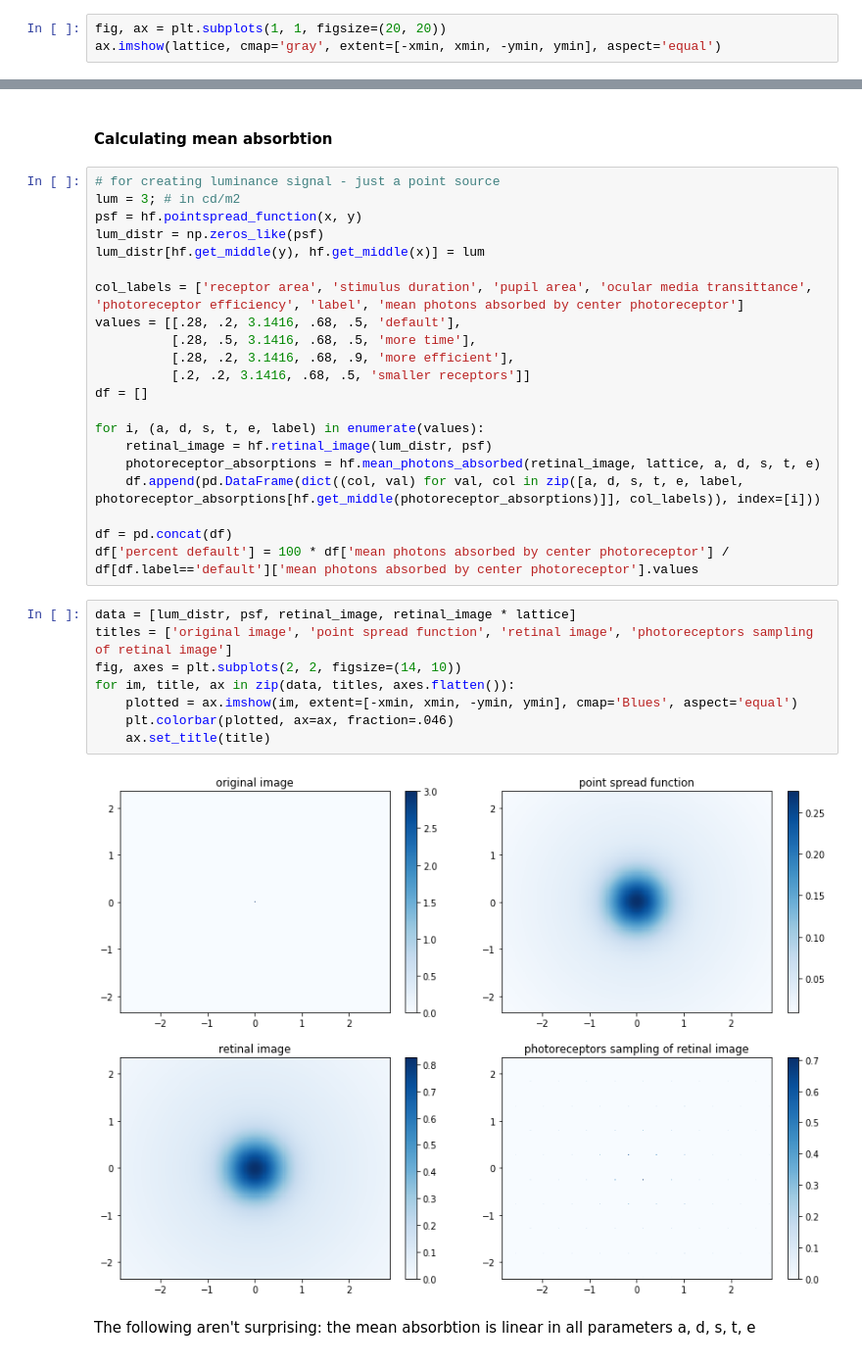
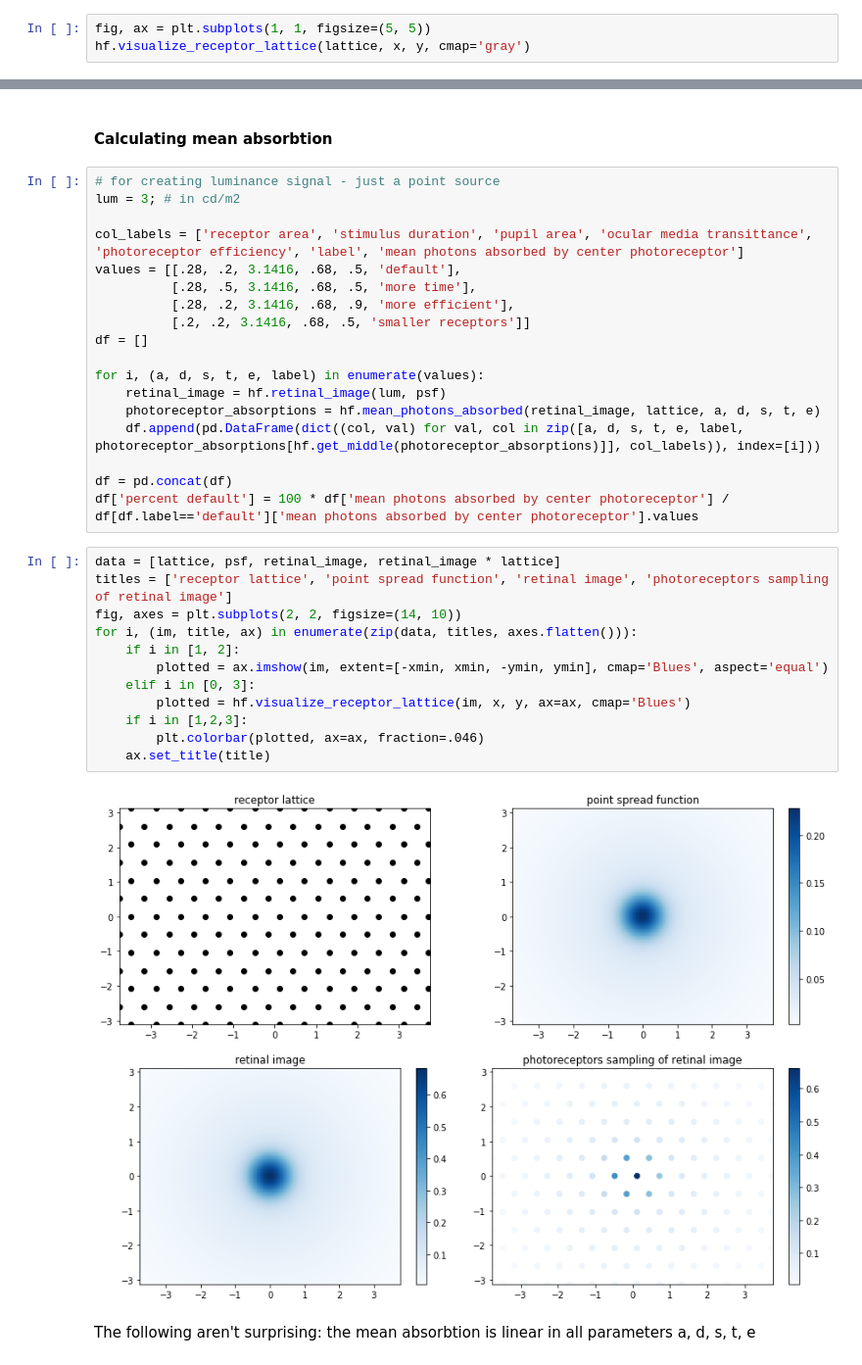
Before and after one commit to WinawerLab/vis-mod-course, a Jupyter notebook: Geisler1984/Geisler1984.ipynb, the cells around one changed output, grey strips where cells are left out. Shown: that part at 98% size. Saved outputs shown, nothing was run; the diff lists cells and outputs as text.

```diff
--- a/Geisler1984/Geisler1984.ipynb
+++ b/Geisler1984/Geisler1984.ipynb
@@ -73,6 +73,6 @@ np.sum(lattice)
 # %% [markdown]
 If we drew circles and the triangle on this, we could make this look like figure 2
 # %%
-fig, ax = plt.subplots(1, 1, figsize=(20, 20))
-ax.imshow(lattice, cmap='gray', extent=[-xmin, xmin, -ymin, ymin], aspect='equal')
+fig, ax = plt.subplots(1, 1, figsize=(5, 5))
+hf.visualize_receptor_lattice(lattice, x, y, cmap='gray')
 # %% [output]
@@ -83,9 +83,6 @@ ax.imshow(lattice, cmap='gray', extent=[-xmin, xmin, -ymin, ymin], aspect='equal
 # %%
 # for creating luminance signal - just a point source
 lum = 3; # in cd/m2
-psf = hf.pointspread_function(x, y)
-lum_distr = np.zeros_like(psf)
-lum_distr[hf.get_middle(y), hf.get_middle(x)] = lum
 
 col_labels = ['receptor area', 'stimulus duration', 'pupil area', 'ocular media transittance', 'photoreceptor efficiency', 'label', 'mean photons absorbed by center photoreceptor']
 values = [[.28, .2, 3.1416, .68, .5, 'default'],
@@ -95,22 +92,26 @@ values = [[.28, .2, 3.1416, .68, .5, 'default'],
 df = []
 
 for i, (a, d, s, t, e, label) in enumerate(values):
-    retinal_image = hf.retinal_image(lum_distr, psf)
+    retinal_image = hf.retinal_image(lum, psf)
     photoreceptor_absorptions = hf.mean_photons_absorbed(retinal_image, lattice, a, d, s, t, e)
     df.append(pd.DataFrame(dict((col, val) for val, col in zip([a, d, s, t, e, label, photoreceptor_absorptions[hf.get_middle(photoreceptor_absorptions)]], col_labels)), index=[i]))
 
 df = pd.concat(df)
 df['percent default'] = 100 * df['mean photons absorbed by center photoreceptor'] / df[df.label=='default']['mean photons absorbed by center photoreceptor'].values
 # %%
-data = [lum_distr, psf, retinal_image, retinal_image * lattice]
-titles = ['original image', 'point spread function', 'retinal image', 'photoreceptors sampling of retinal image']
+data = [lattice, psf, retinal_image, retinal_image * lattice]
+titles = ['receptor lattice', 'point spread function', 'retinal image', 'photoreceptors sampling of retinal image']
 fig, axes = plt.subplots(2, 2, figsize=(14, 10))
-for im, title, ax in zip(data, titles, axes.flatten()):
-    plotted = ax.imshow(im, extent=[-xmin, xmin, -ymin, ymin], cmap='Blues', aspect='equal')
-    plt.colorbar(plotted, ax=ax, fraction=.046)
+for i, (im, title, ax) in enumerate(zip(data, titles, axes.flatten())):
+    if i in [1, 2]:
+        plotted = ax.imshow(im, extent=[-xmin, xmin, -ymin, ymin], cmap='Blues', aspect='equal')
+    elif i in [0, 3]:
+        plotted = hf.visualize_receptor_lattice(im, x, y, ax=ax, cmap='Blues')
+    if i in [1,2,3]:
+        plt.colorbar(plotted, ax=ax, fraction=.046)
     ax.set_title(title)
 # %% [output]
-[figure, old version]
+[figure, new version]
 # %% [markdown]
 The following aren't surprising: the mean absorbtion is linear in all parameters a, d, s, t, e
 # %%
```
Also changed, not shown: parts of 6 cells of this notebook.
